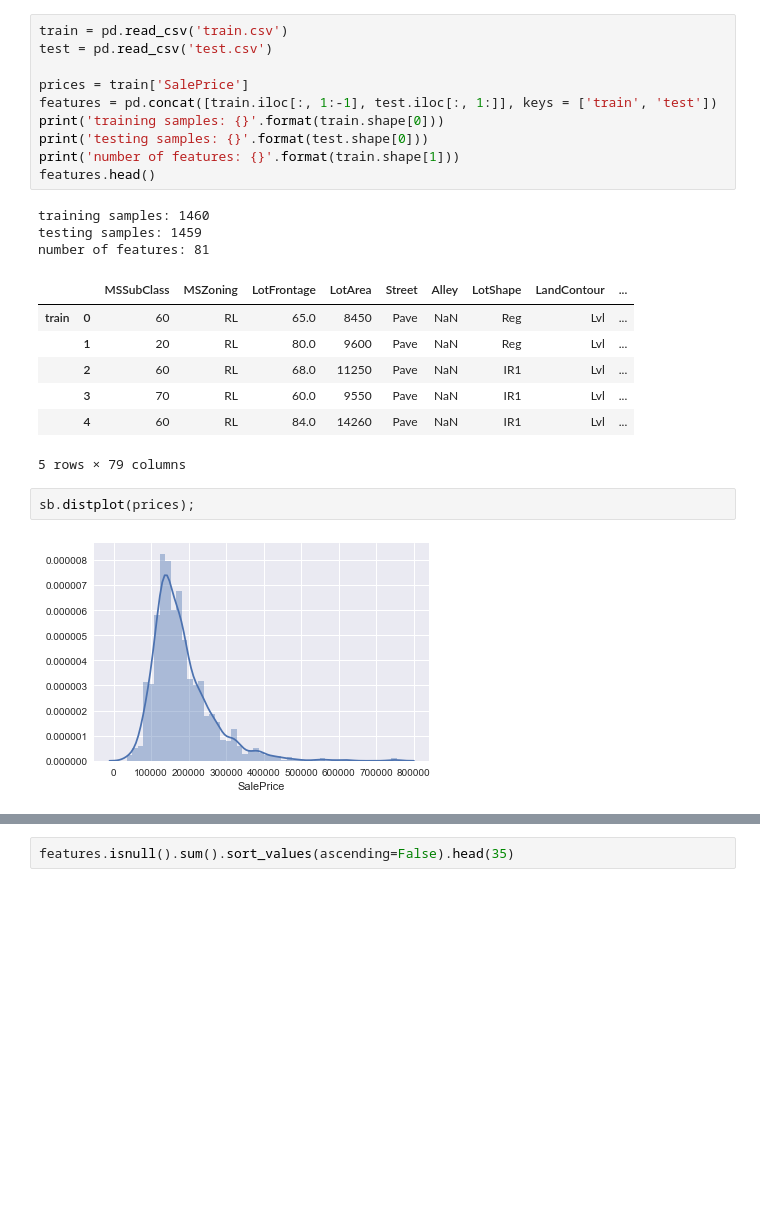
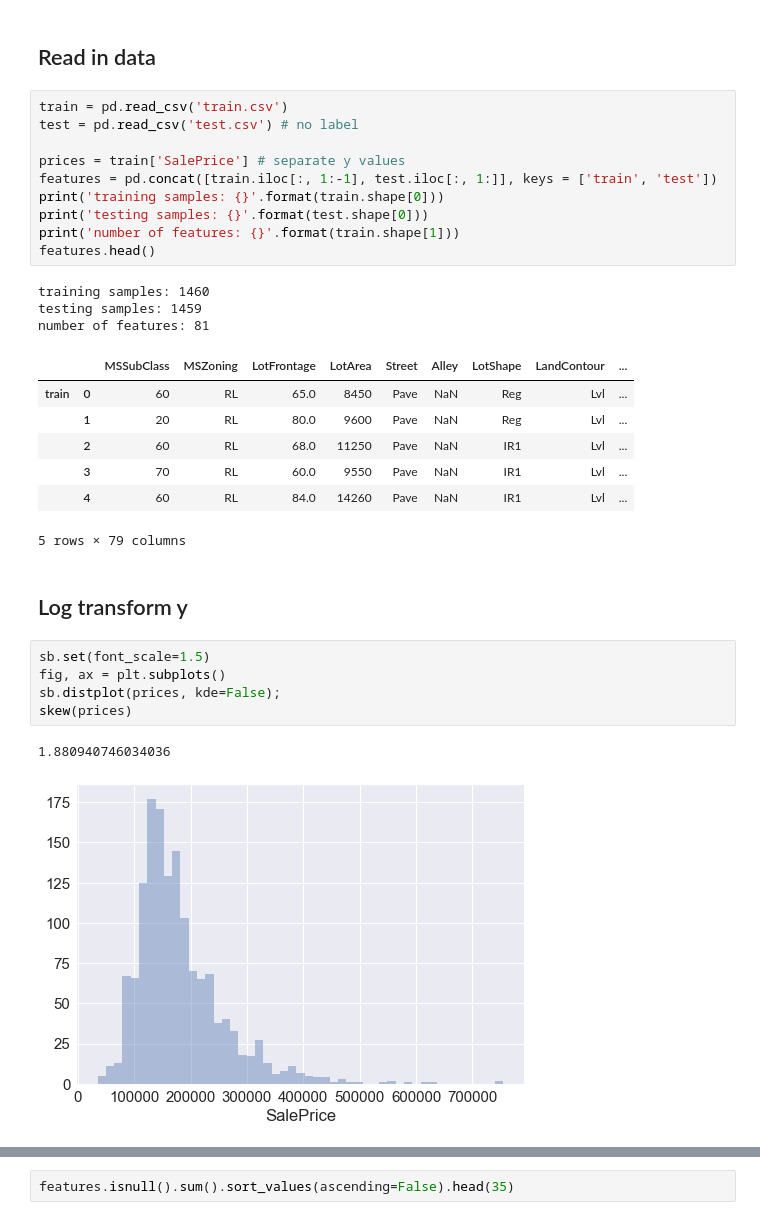
Before and after one commit to louistang5/house-prices, a Jupyter notebook: predicting-house-prices.ipynb, the cells around one changed output, grey strips where cells are left out. Saved outputs shown, nothing was run; the diff lists cells and outputs as text; blank space fills up the shorter version.

```diff
--- a/predicting-house-prices.ipynb
+++ b/predicting-house-prices.ipynb
@@ -13,8 +15,10 @@ warnings.filterwarnings('ignore')
+# %% [markdown]
+## Read in data
 # %%
 train = pd.read_csv('train.csv')
-test = pd.read_csv('test.csv')
+test = pd.read_csv('test.csv') # no label
 
-prices = train['SalePrice']
+prices = train['SalePrice'] # separate y values
 features = pd.concat([train.iloc[:, 1:-1], test.iloc[:, 1:]], keys = ['train', 'test'])
 print('training samples: {}'.format(train.shape[0]))
 print('testing samples: {}'.format(test.shape[0]))
@@ -31,9 +35,15 @@ number of features: 81
 |  | 3 | 70 | RL | 60.0 | 9550 | Pave | NaN | IR1 | Lvl | ... |
 |  | 4 | 60 | RL | 84.0 | 14260 | Pave | NaN | IR1 | Lvl | ... |
 5 rows × 79 columns
-# %%
-sb.distplot(prices);
-# %% [output]
-[figure, removed]
+# %% [markdown]
+## Log transform y
+# %%
+sb.set(font_scale=1.5)
+fig, ax = plt.subplots()
+sb.distplot(prices, kde=False);
+skew(prices)
+# %% [output]
+1.880940746034036
+[figure, added]
 # %%
 prices = np.log1p(prices) # log transform prices since it is positively skewed.
```
Also changed, not shown: parts of 120 cells of this notebook.
